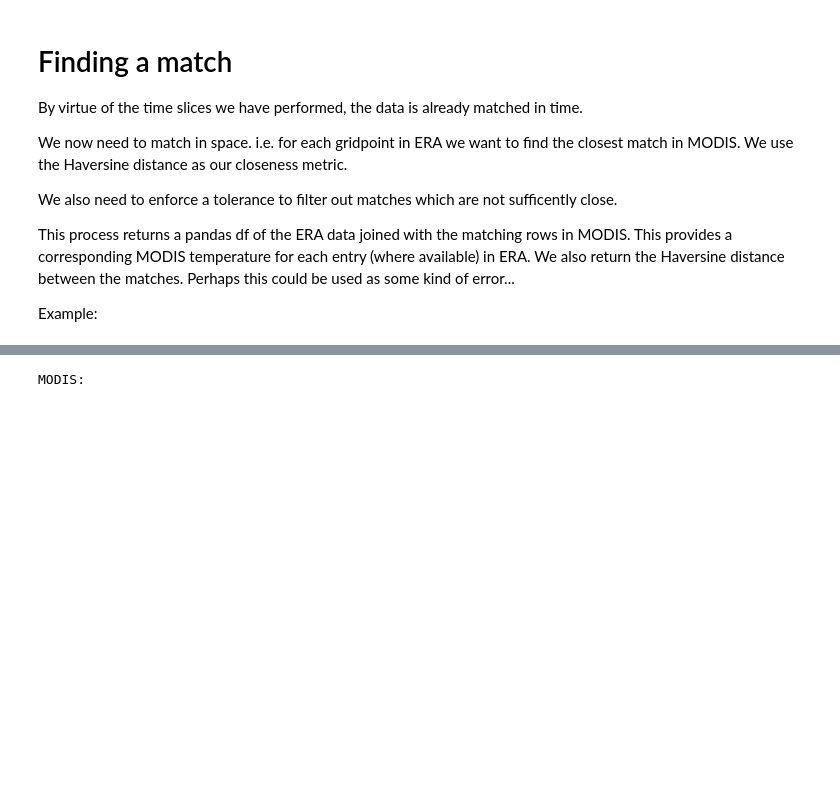
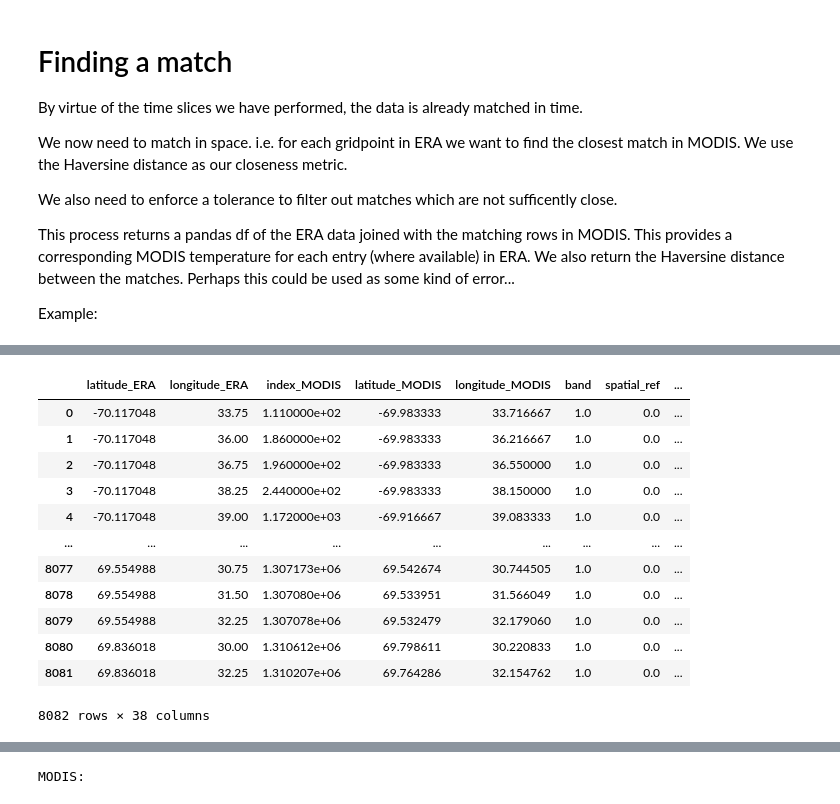
Before and after one commit to tomkimpson/ML4L, a Jupyter notebook: jupyter_notebooks/03.Join_MODIS_with_ERA_faiss.ipynb, the cells around one changed output, grey strips where cells are left out. Drawn from its saved outputs; the diff is of its cells as text; code cells hidden in the pictures; blank space fills up the shorter version.

```diff
--- a/jupyter_notebooks/03.Join_MODIS_with_ERA_faiss.ipynb
+++ b/jupyter_notebooks/03.Join_MODIS_with_ERA_faiss.ipynb
@@ -290,11 +290,8 @@ def plot_map(ds,x,y,q): #slow plotting function
     plt.show()
 # %%
 #Set the parameters
-# date = '2018-04-19'
-# utc_hour = 11
-
-date = '2020-09-02'
-utc_hour = 23
+date = '2018-04-19'
+utc_hour = 11
 # %% [markdown]
 # Getting all the data
 
@@ -367,0 +338,16 @@ Wall time: 709 ms
+# %%
+display(df)
+# %% [output]
+|  | latitude_ERA | longitude_ERA | index_MODIS | latitude_MODIS | longitude_MODIS | band | spatial_ref | ... |
+| 0 | -70.117048 | 33.75 | 1.110000e+02 | -69.983333 | 33.716667 | 1.0 | 0.0 | ... |
+| 1 | -70.117048 | 36.00 | 1.860000e+02 | -69.983333 | 36.216667 | 1.0 | 0.0 | ... |
+| 2 | -70.117048 | 36.75 | 1.960000e+02 | -69.983333 | 36.550000 | 1.0 | 0.0 | ... |
+| 3 | -70.117048 | 38.25 | 2.440000e+02 | -69.983333 | 38.150000 | 1.0 | 0.0 | ... |
+| 4 | -70.117048 | 39.00 | 1.172000e+03 | -69.916667 | 39.083333 | 1.0 | 0.0 | ... |
+| ... | ... | ... | ... | ... | ... | ... | ... | ... |
+| 8077 | 69.554988 | 30.75 | 1.307173e+06 | 69.542674 | 30.744505 | 1.0 | 0.0 | ... |
+| 8078 | 69.554988 | 31.50 | 1.307080e+06 | 69.533951 | 31.566049 | 1.0 | 0.0 | ... |
+| 8079 | 69.554988 | 32.25 | 1.307078e+06 | 69.532479 | 32.179060 | 1.0 | 0.0 | ... |
+| 8080 | 69.836018 | 30.00 | 1.310612e+06 | 69.798611 | 30.220833 | 1.0 | 0.0 | ... |
+| 8081 | 69.836018 | 32.25 | 1.310207e+06 | 69.764286 | 32.154762 | 1.0 | 0.0 | ... |
+8082 rows × 38 columns
```
Also changed, not shown: parts of 3 cells of this notebook, 17 other files.
